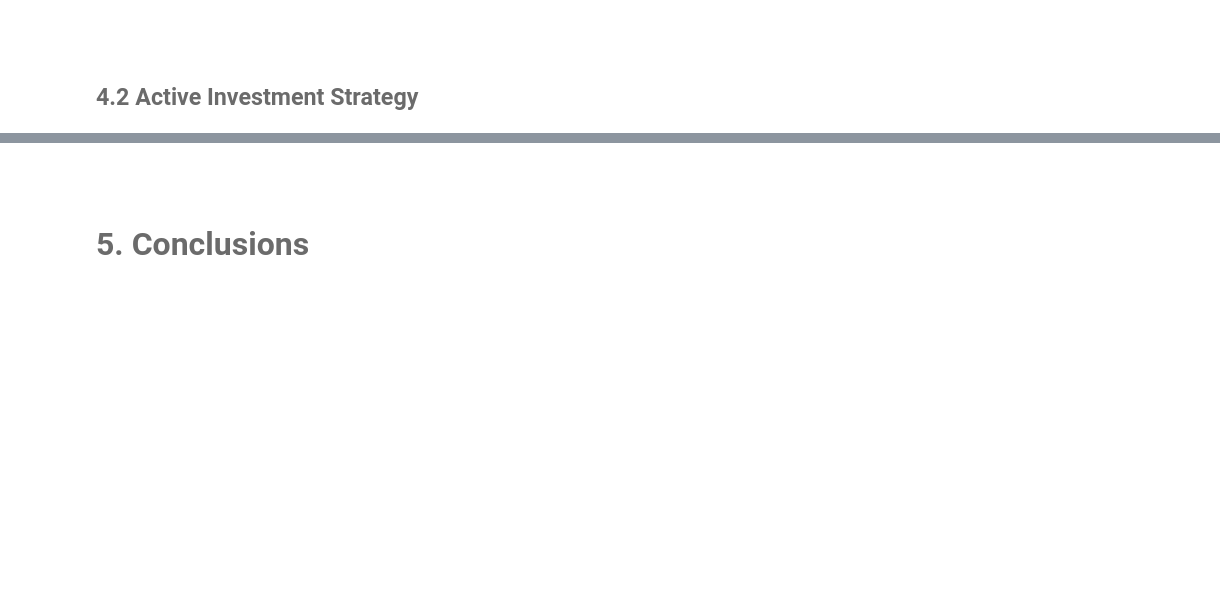
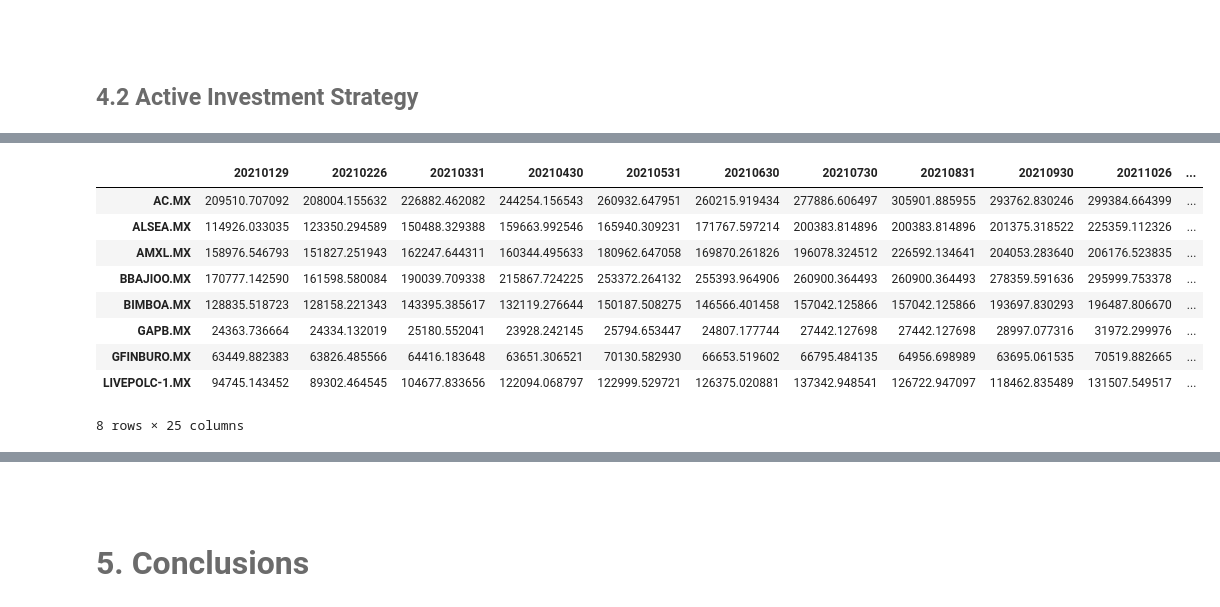
Before and after one commit to Tania-Bell/MyST_Lab1, a Jupyter notebook: notebook.ipynb, the cells around one changed output, grey strips where cells are left out. Drawn from its saved outputs; the diff is of its cells as text; code cells hidden in the pictures; blank space fills up the shorter version.

```diff
--- a/notebook.ipynb
+++ b/notebook.ipynb
@@ -271,0 +293,13 @@ cap_shares_a
+# %%
+capital_hist
+# %% [output]
+|  | 20210129 | 20210226 | 20210331 | 20210430 | 20210531 | 20210630 | 20210730 | 20210831 | 20210930 | 20211026 | ... |
+| AC.MX | 209510.707092 | 208004.155632 | 226882.462082 | 244254.156543 | 260932.647951 | 260215.919434 | 277886.606497 | 305901.885955 | 293762.830246 | 299384.664399 | ... |
+| ALSEA.MX | 114926.033035 | 123350.294589 | 150488.329388 | 159663.992546 | 165940.309231 | 171767.597214 | 200383.814896 | 200383.814896 | 201375.318522 | 225359.112326 | ... |
+| AMXL.MX | 158976.546793 | 151827.251943 | 162247.644311 | 160344.495633 | 180962.647058 | 169870.261826 | 196078.324512 | 226592.134641 | 204053.283640 | 206176.523835 | ... |
+| BBAJIOO.MX | 170777.142590 | 161598.580084 | 190039.709338 | 215867.724225 | 253372.264132 | 255393.964906 | 260900.364493 | 260900.364493 | 278359.591636 | 295999.753378 | ... |
+| BIMBOA.MX | 128835.518723 | 128158.221343 | 143395.385617 | 132119.276644 | 150187.508275 | 146566.401458 | 157042.125866 | 157042.125866 | 193697.830293 | 196487.806670 | ... |
+| GAPB.MX | 24363.736664 | 24334.132019 | 25180.552041 | 23928.242145 | 25794.653447 | 24807.177744 | 27442.127698 | 27442.127698 | 28997.077316 | 31972.299976 | ... |
+| GFINBURO.MX | 63449.882383 | 63826.485566 | 64416.183648 | 63651.306521 | 70130.582930 | 66653.519602 | 66795.484135 | 64956.698989 | 63695.061535 | 70519.882665 | ... |
+| LIVEPOLC-1.MX | 94745.143452 | 89302.464545 | 104677.833656 | 122094.068797 | 122999.529721 | 126375.020881 | 137342.948541 | 126722.947097 | 118462.835489 | 131507.549517 | ... |
+8 rows × 25 columns
```
Also changed, not shown: parts of 7 cells of this notebook.
